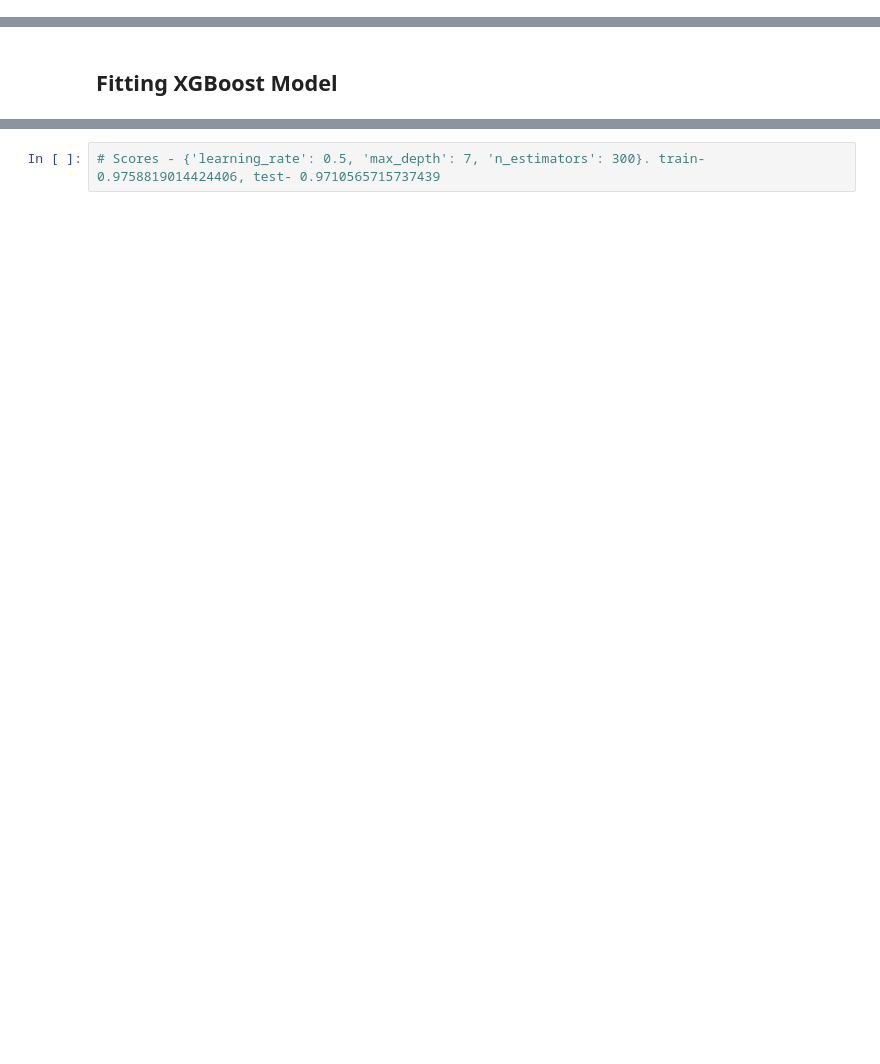
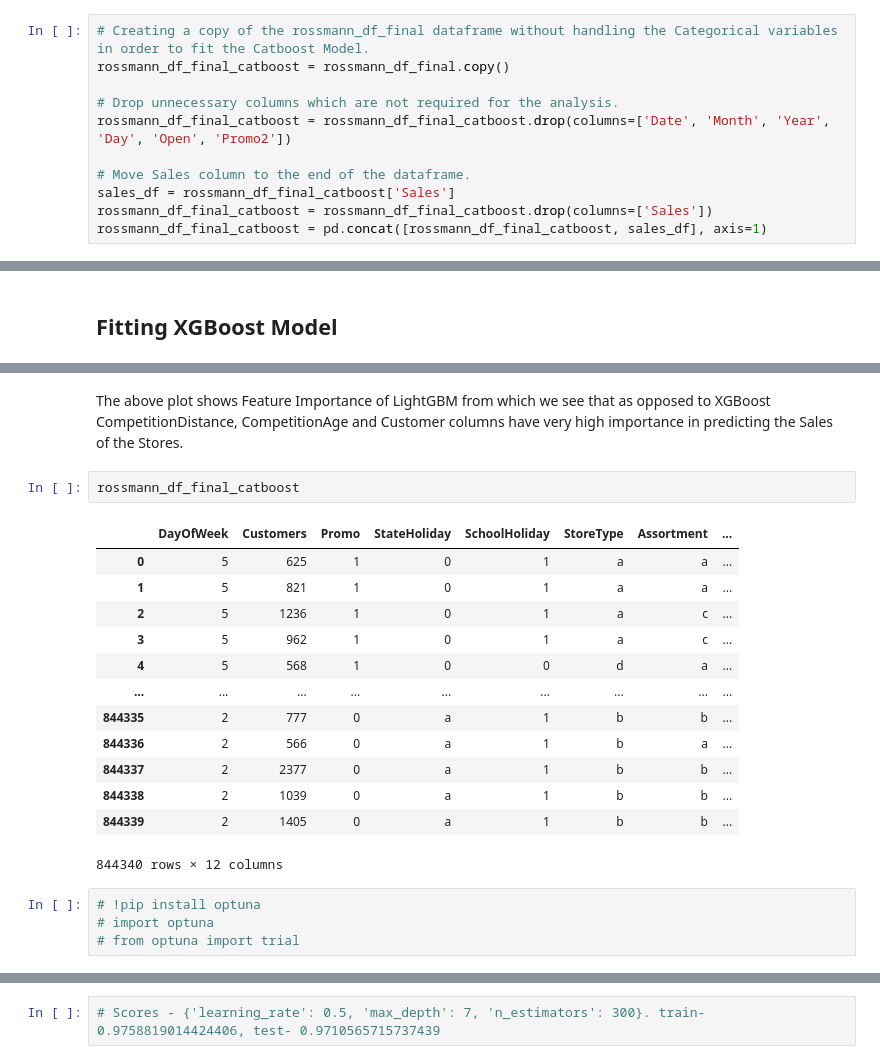
Before and after one commit to Adityasingh675/Supervised-ML-Regression, a Jupyter notebook: Rossmann_Sales_Prediction_Capstone_Project.ipynb, the cells around one changed output, grey strips where cells are left out. Drawn from its saved outputs; the diff is of its cells as text; blank space fills up the shorter version.

```diff
--- a/Rossmann_Sales_Prediction_Capstone_Project.ipynb
+++ b/Rossmann_Sales_Prediction_Capstone_Project.ipynb
@@ -875,3 +842,14 @@ PromoInterval ['Jan,Apr,Jul,Oct' 'Feb,May,Aug,Nov' 'Mar,Jun,Sept,Dec' '0']
 Month ['July' 'June' 'May' 'April' 'March' 'February' 'January' 'December'
  'November' 'October' 'September' 'August']
 Day ['Friday' 'Thursday' 'Wednesday' 'Tuesday' 'Monday' 'Sunday' 'Saturday']
+# %%
+# Creating a copy of the rossmann_df_final dataframe without handling the Categorical variables in order to fit the Catboost Model.
+rossmann_df_final_catboost = rossmann_df_final.copy()
+
+# Drop unnecessary columns which are not required for the analysis.
+rossmann_df_final_catboost = rossmann_df_final_catboost.drop(columns=['Date', 'Month', 'Year', 'Day', 'Open', 'Promo2'])
+
+# Move Sales column to the end of the dataframe.
+sales_df = rossmann_df_final_catboost['Sales']
+rossmann_df_final_catboost = rossmann_df_final_catboost.drop(columns=['Sales'])
+rossmann_df_final_catboost = pd.concat([rossmann_df_final_catboost, sales_df], axis=1)
@@ -1348,0 +1755,22 @@ print(r2_score(y_test, y_pred_xgb_te_cv))
+# %% [markdown]
+The above plot shows Feature Importance of LightGBM from which we see that as opposed to XGBoost CompetitionDistance, CompetitionAge and Customer columns have very high importance in predicting the Sales of the Stores.
+# %%
+rossmann_df_final_catboost
+# %% [output]
+|  | DayOfWeek | Customers | Promo | StateHoliday | SchoolHoliday | StoreType | Assortment | ... |
+| 0 | 5 | 625 | 1 | 0 | 1 | a | a | ... |
+| 1 | 5 | 821 | 1 | 0 | 1 | a | a | ... |
+| 2 | 5 | 1236 | 1 | 0 | 1 | a | c | ... |
+| 3 | 5 | 962 | 1 | 0 | 1 | a | c | ... |
+| 4 | 5 | 568 | 1 | 0 | 0 | d | a | ... |
+| ... | ... | ... | ... | ... | ... | ... | ... | ... |
+| 844335 | 2 | 777 | 0 | a | 1 | b | b | ... |
+| 844336 | 2 | 566 | 0 | a | 1 | b | a | ... |
+| 844337 | 2 | 2377 | 0 | a | 1 | b | b | ... |
+| 844338 | 2 | 1039 | 0 | a | 1 | b | b | ... |
+| 844339 | 2 | 1405 | 0 | a | 1 | b | b | ... |
+844340 rows × 12 columns
+# %%
+# !pip install optuna
+# import optuna
+# from optuna import trial
```
Also changed, not shown: parts of 134 cells of this notebook.
